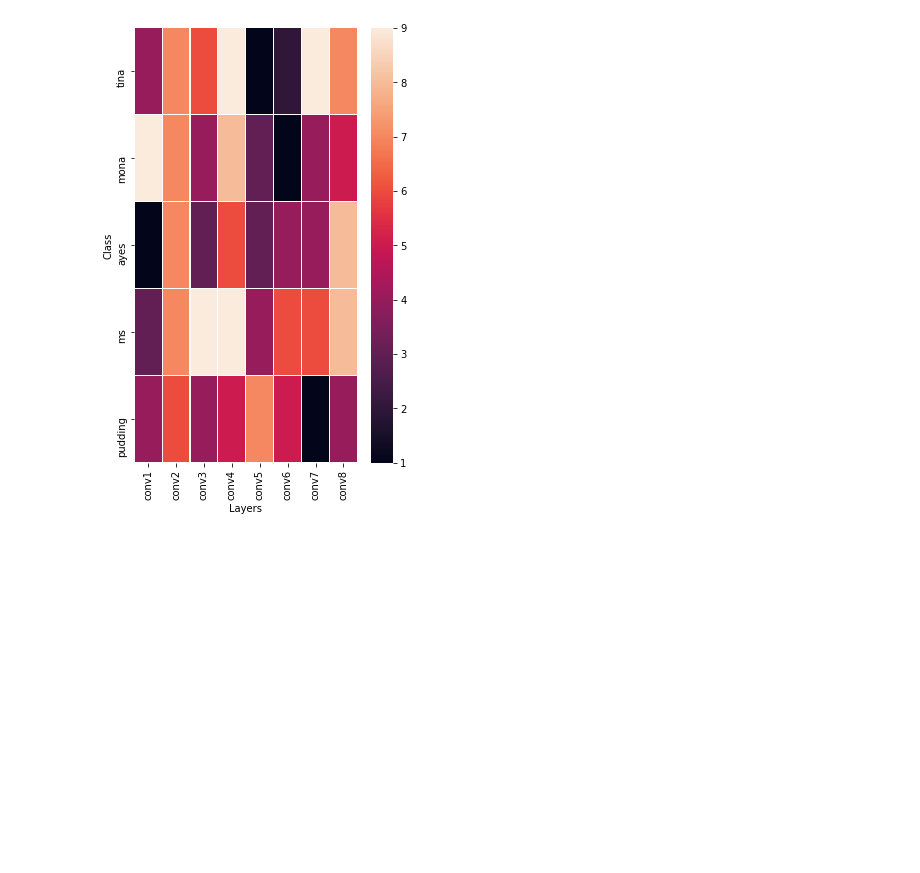
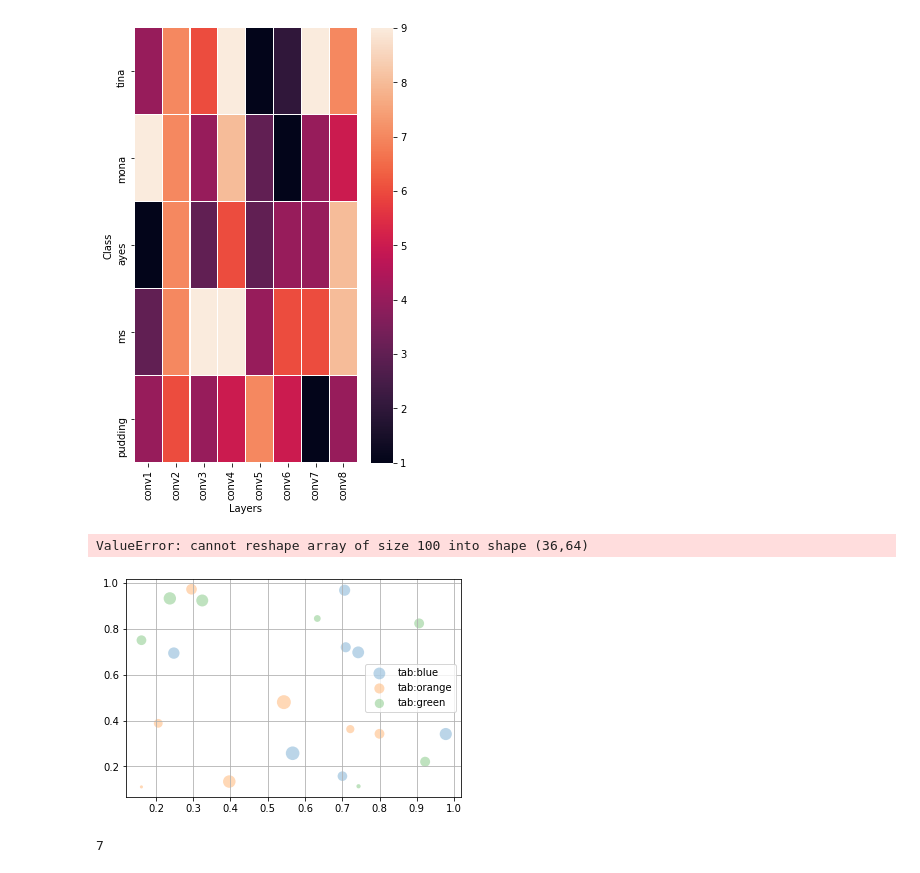
Before and after one commit to niazoys/Interpreting-and-Comparing-CNN, a Jupyter notebook: misc/garbage2.ipynb, the cells around one changed output. Saved outputs shown, nothing was run; the diff lists cells and outputs as text; code cells hidden in the pictures; blank space fills up the shorter version.

```diff
--- a/misc/garbage2.ipynb
+++ b/misc/garbage2.ipynb
@@ -60,3 +60,34 @@ Class_labels = ['tina','mona','ayes','ms','pudding']
 gen_IG_visualization(a,Layer_names,Class_labels)
 # %% [output]
 [figure]
+# %%
+a = np.random.randint(1,10,size=(5,8))
+b = np.random.randint(1,10,size=(10,10))
+c = np.int(np.round((b.shape[0]*b.shape[1])*9/25))
+d = np.int(np.floor((b.shape[0]*b.shape[1])*16/25))
+b = b.reshape(c,d)
+print(c)
+# %% [output]
+ValueError: cannot reshape array of size 100 into shape (36,64)
+# %%
+import numpy as np
+np.random.seed(19680801)
+import matplotlib.pyplot as plt
+
+
+fig, ax = plt.subplots()
+for color in ['tab:blue', 'tab:orange', 'tab:green']:
+    n = 7
+    x, y = np.random.rand(2, n)
+    scale = 200.0 * np.random.rand(n)
+    ax.scatter(x, y, c=color, s=scale, label=color,
+               alpha=0.3, edgecolors='none')
+
+ax.legend()
+ax.grid(True)
+
+plt.show()
+np.size(x)
+# %% [output]
+[figure, added]
+7
```
Also changed, not shown: parts of 5 cells of this notebook, 1 other file.
